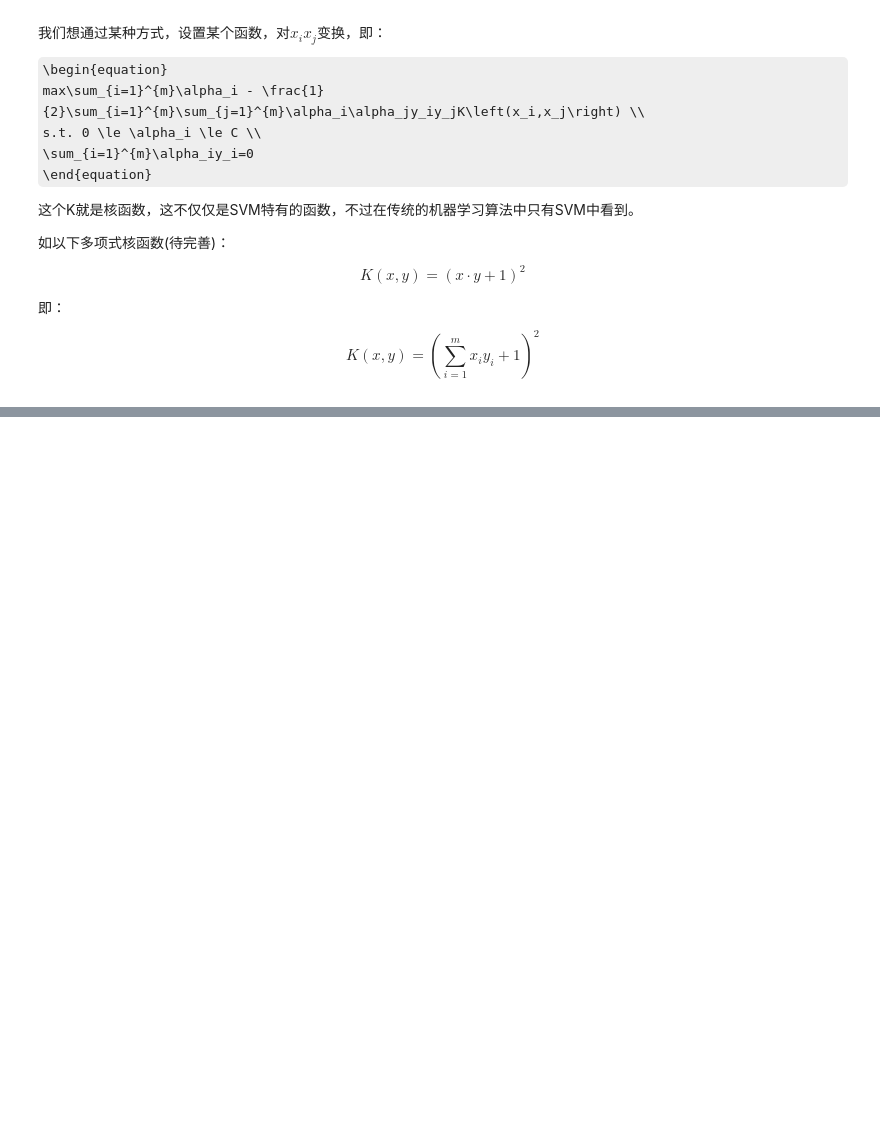
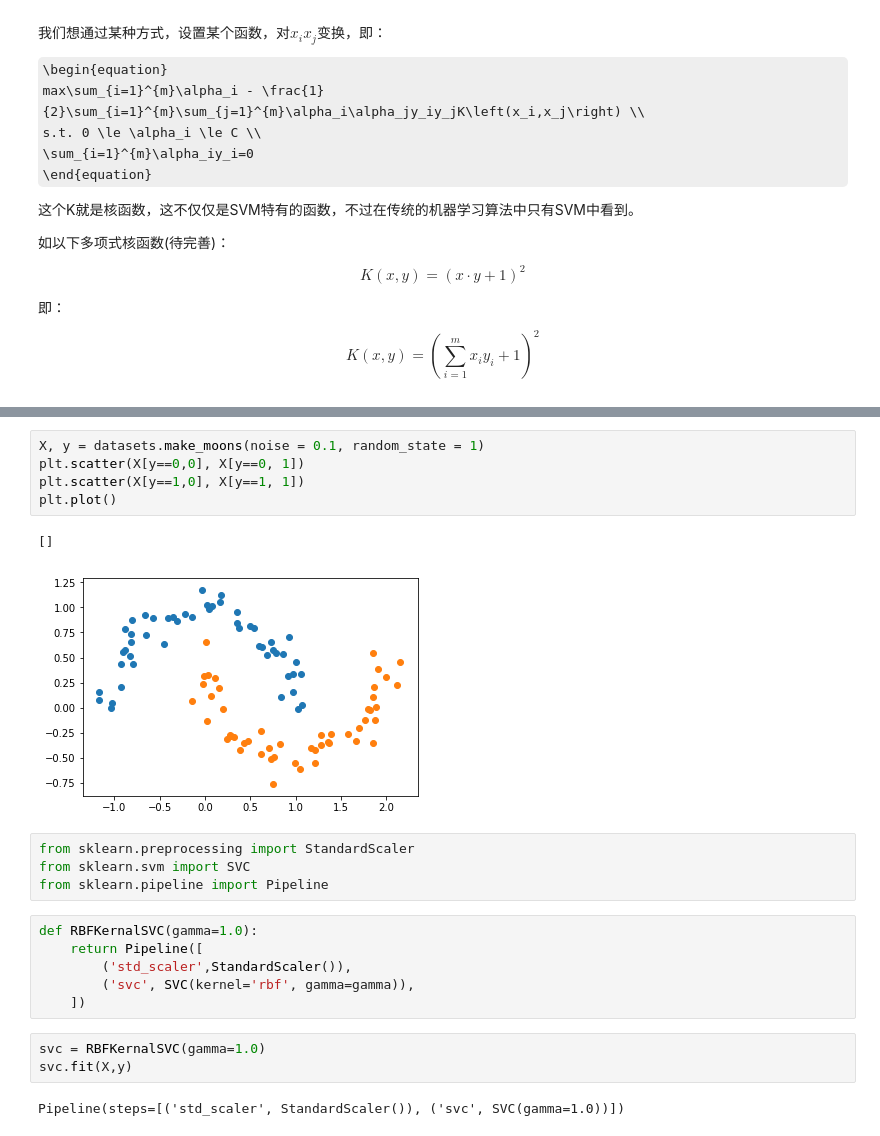
Before and after one commit to Liying1996/machine_learning, a Jupyter notebook: SVM.ipynb, the cells around one changed output, grey strips where cells are left out. Saved outputs shown, nothing was run; the diff lists cells and outputs as text; some formulas as TeX source; blank space fills up the shorter version.

```diff
--- a/SVM.ipynb
+++ b/SVM.ipynb
@@ -377,0 +430,23 @@ K\left(x, y\right) = \left(\sum_{i=1}^mx_iy_i + 1\right)^2
+# %%
+X, y = datasets.make_moons(noise = 0.1, random_state = 1)
+plt.scatter(X[y==0,0], X[y==0, 1])
+plt.scatter(X[y==1,0], X[y==1, 1])
+plt.plot()
+# %% [output]
+[]
+[figure, added]
+# %%
+from sklearn.preprocessing import StandardScaler
+from sklearn.svm import SVC
+from sklearn.pipeline import Pipeline
+# %%
+def RBFKernalSVC(gamma=1.0):
+    return Pipeline([
+        ('std_scaler',StandardScaler()),
+        ('svc', SVC(kernel='rbf', gamma=gamma)),
+    ])
+# %%
+svc = RBFKernalSVC(gamma=1.0)
+svc.fit(X,y)
+# %% [output]
+Pipeline(steps=[('std_scaler', StandardScaler()), ('svc', SVC(gamma=1.0))])
```
Also changed, not shown: parts of 18 cells of this notebook.
